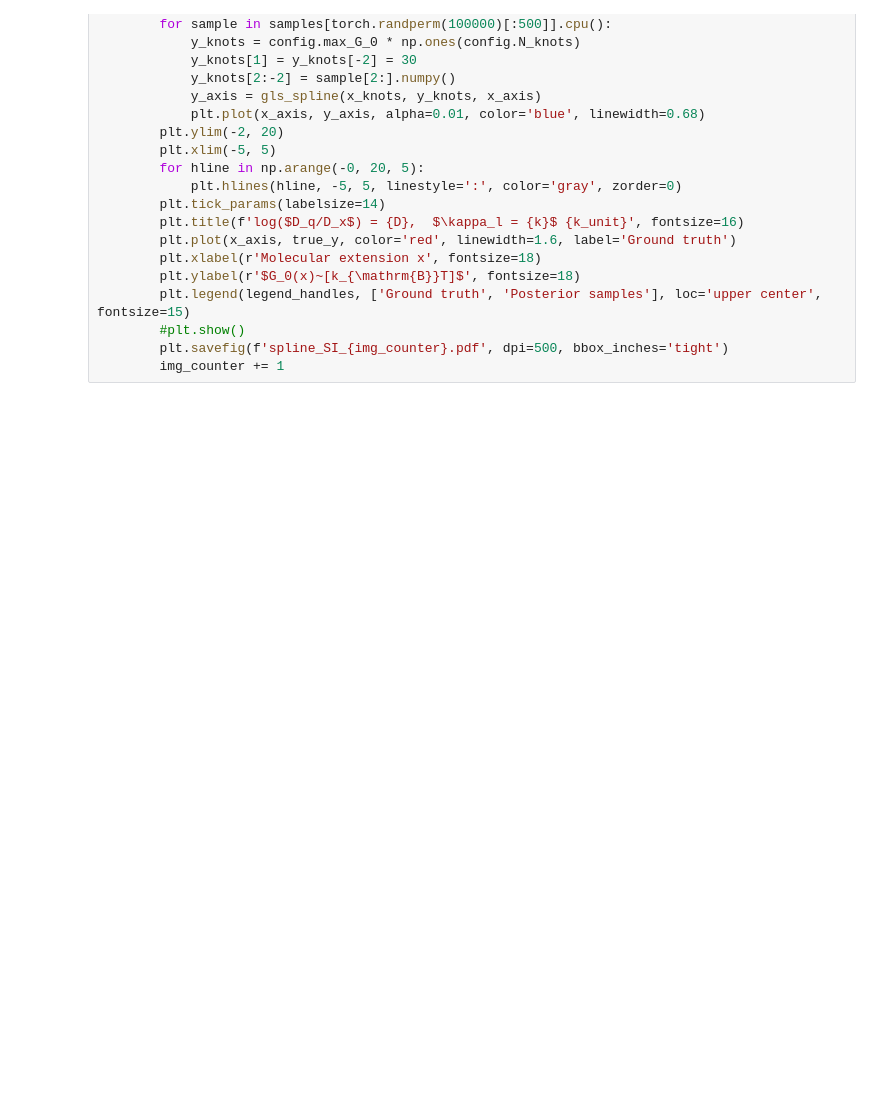
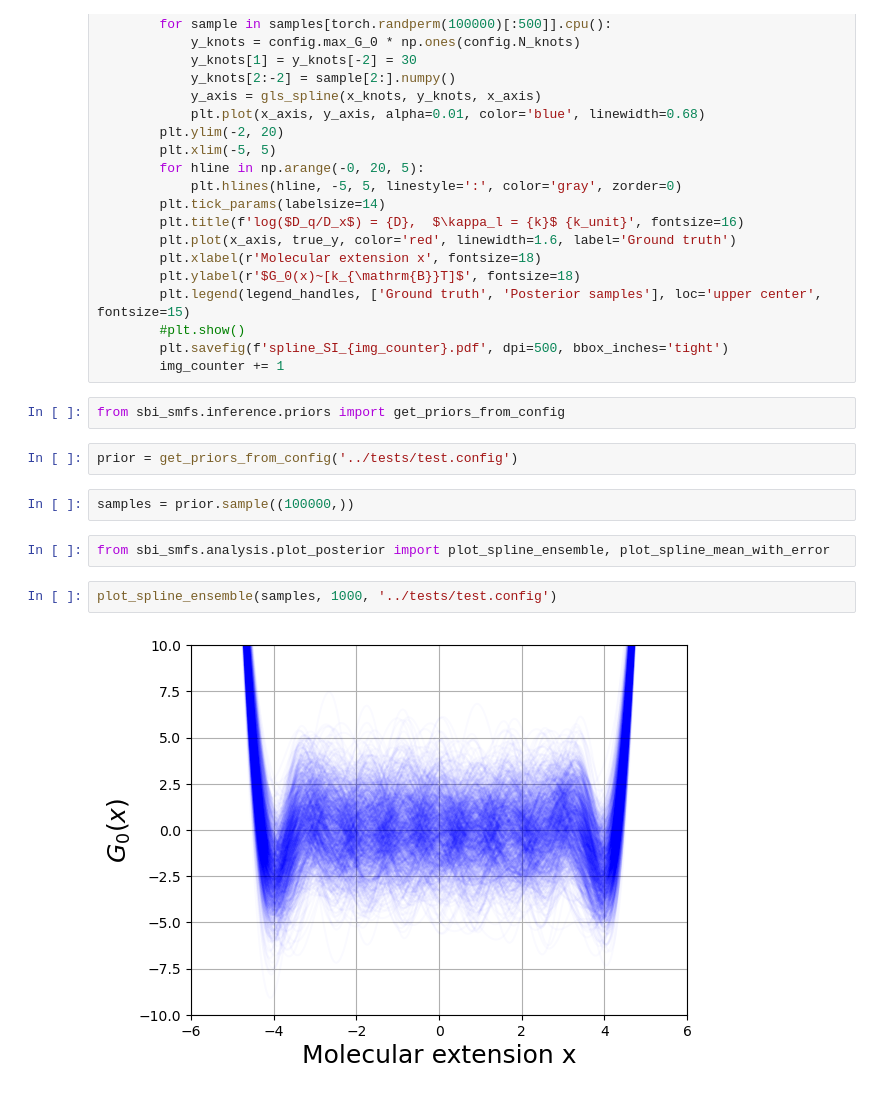
Before and after one commit to covinolab/SBIsmfs, a Jupyter notebook: analysis_notebooks/posterior_analysis.ipynb, the cells around one changed output. Cells and saved outputs as stored; diff of their text form; blank space fills up the shorter version.

```diff
--- a/analysis_notebooks/posterior_analysis.ipynb
+++ b/analysis_notebooks/posterior_analysis.ipynb
@@ -236,3 +236,15 @@ for D in [-1.8, -1, 0]:
         #plt.show()
         plt.savefig(f'spline_SI_{img_counter}.pdf', dpi=500, bbox_inches='tight')
         img_counter += 1
+# %%
+from sbi_smfs.inference.priors import get_priors_from_config
+# %%
+prior = get_priors_from_config('../tests/test.config')
+# %%
+samples = prior.sample((100000,))
+# %%
+from sbi_smfs.analysis.plot_posterior import plot_spline_ensemble, plot_spline_mean_with_error
+# %%
+plot_spline_ensemble(samples, 1000, '../tests/test.config')
+# %% [output]
+[figure, added]
```
Also changed, not shown: parts of 1 cell of this notebook, 7 other files.
